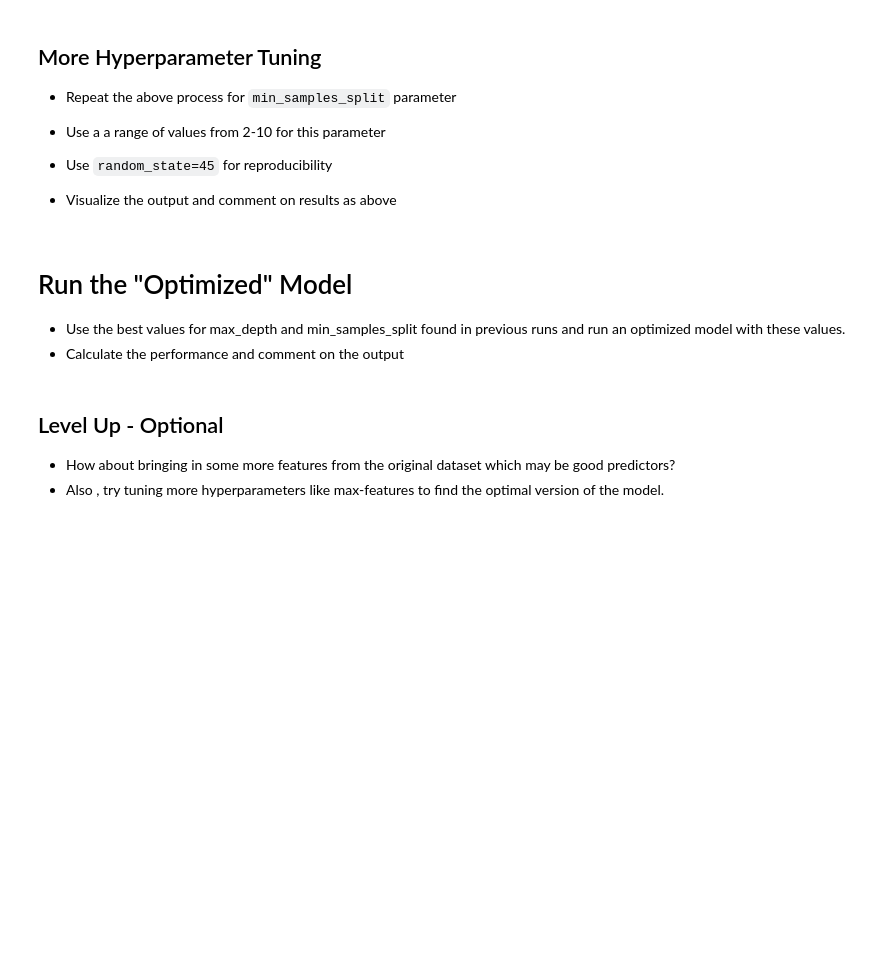
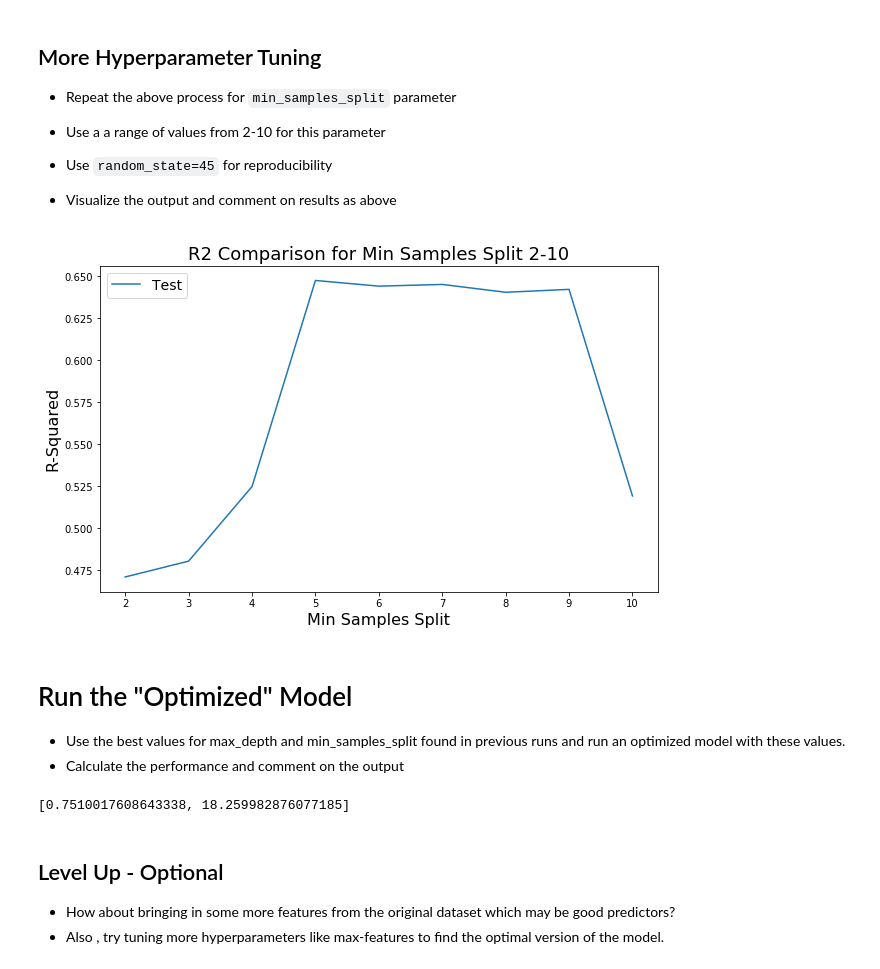
Before and after one commit to magnawhale/dsc-tuning-regression-trees-lab-online-ds-ft-051319, a Jupyter notebook: index.ipynb, the cells around one changed output. Drawn from its saved outputs; the diff is of its cells as text; code cells hidden in the pictures; blank space fills up the shorter version.

```diff
--- a/index.ipynb
+++ b/index.ipynb
@@ -108,3 +156,23 @@ score
+# %%
+min_samples_splits = np.linspace(2,10,9)
+test_r2 = []
+test_mse = []
+for min_samples_split in min_samples_splits:
+    regressor = DecisionTreeRegressor(random_state=45,min_samples_split=int(min_samples_split))
+    regressor.fit(X_train, y_train)
+    y_hat_test = regressor.predict(X_test)
+    r2, mse = performance(y_test, y_hat_test)
+    test_r2.append(r2)
+    test_mse.append(mse)
+
+plt.figure(figsize=(10,6))
+plt.plot(min_samples_splits, test_r2, label='Test')
+plt.title("R2 Comparison for Min Samples Split 2-10", fontsize=18)
+plt.xlabel('Min Samples Split', fontsize=16)
+plt.ylabel('R-Squared', fontsize=16)
+plt.legend(fontsize=14);
+# %% [output]
+[figure, added]
 # %% [markdown]
 # Run the "Optimized" Model
 
@@ -115,3 +181,10 @@ score
+# %%
+regressor = DecisionTreeRegressor(random_state=45, max_depth=6, min_samples_split=6)
+regressor.fit(X_train,y_train)
+y_pred = regressor.predict(X_test)
+performance(y_test, y_pred)
+# %% [output]
+[0.7510017608643338, 18.259982876077185]
 # %% [markdown]
 ## Level Up - Optional
 
```
Also changed, not shown: parts of 15 cells of this notebook.
